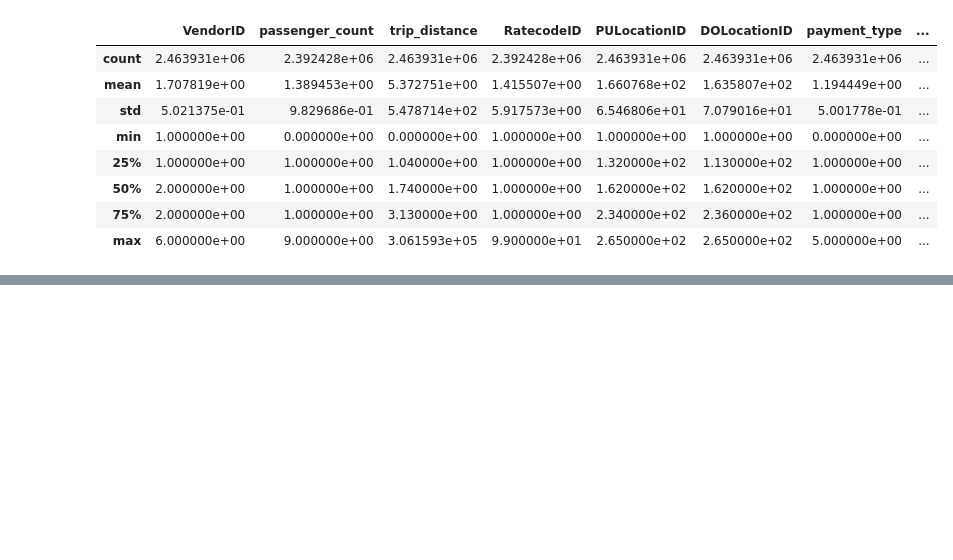
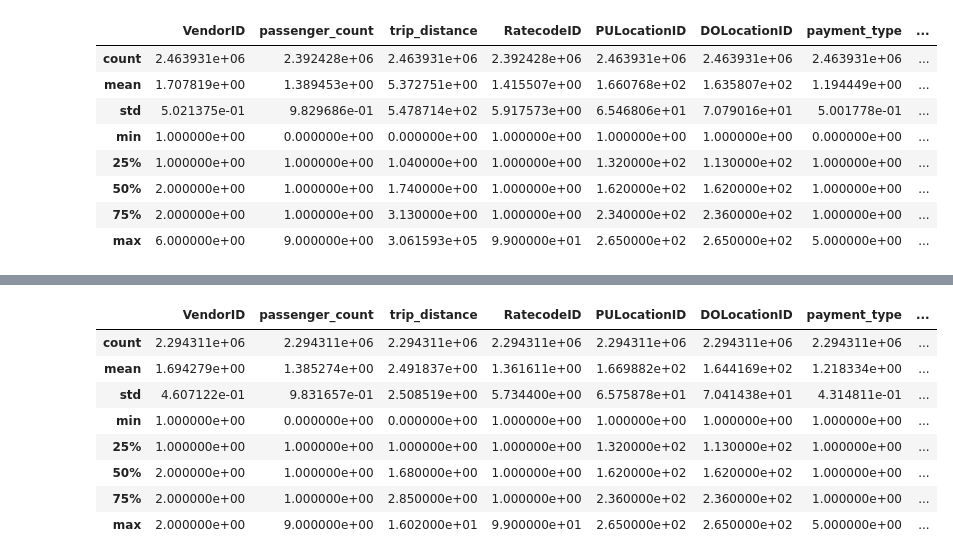
Before and after one commit to Anup8777/MobilityForecast, a Jupyter notebook: src/preliminary_data_analysis.ipynb, the cells around one changed output, grey strips where cells are left out. Saved outputs shown, nothing was run; the diff lists cells and outputs as text; code cells hidden in the pictures; blank space fills up the shorter version.

Commit message:
basic data analysis, more to improve

```diff
--- a/src/preliminary_data_analysis.ipynb
+++ b/src/preliminary_data_analysis.ipynb
@@ -20,0 +48,4 @@ df.describe()
+# %%
+df = df.drop(columns=['store_and_fwd_flag'])
+df = df.dropna(axis=0)
+df.head(5)
@@ -20,0 +59,36 @@ df.describe()
+# %%
+fare_outlier_max = df['fare_amount'].mean() + (df['fare_amount'].std()*3)
+fare_outlier_min = 0
+
+tot_fare_outlier_max = df['total_amount'].mean() + (df['total_amount'].std()*3)
+tot_fare_outlier_min = 0
+
+trip_dist_outlier_max = df['trip_distance'].mean() + (df['trip_distance'].std()*3)
+trip_dist_outlier_min = 0
+# %%
+## removing the outliers in the data..
+
+fare_max_ind = df.index[df['fare_amount'] > fare_outlier_max].tolist()
+fare_min_ind = df.index[df['fare_amount'] < fare_outlier_min].tolist()
+
+tot_fare_max_ind = df.index[df['total_amount'] > tot_fare_outlier_max].tolist()
+tot_fare_min_ind = df.index[df['total_amount'] < tot_fare_outlier_min].tolist()
+
+trip_dist_ind_max = df.index[df['trip_distance'] > trip_dist_outlier_max].tolist()
+trip_dist_ind_min = df.index[df['trip_distance'] < trip_dist_outlier_min].tolist()
+
+ind = sorted(fare_max_ind + fare_min_ind + tot_fare_max_ind + tot_fare_min_ind + trip_dist_ind_max + trip_dist_ind_min)
+# %%
+df = df.drop(ind)
+# %%
+df.describe()
+# %% [output]
+|  | VendorID | passenger_count | trip_distance | RatecodeID | PULocationID | DOLocationID | payment_type | ... |
+| count | 2.294311e+06 | 2.294311e+06 | 2.294311e+06 | 2.294311e+06 | 2.294311e+06 | 2.294311e+06 | 2.294311e+06 | ... |
+| mean | 1.694279e+00 | 1.385274e+00 | 2.491837e+00 | 1.361611e+00 | 1.669882e+02 | 1.644169e+02 | 1.218334e+00 | ... |
+| std | 4.607122e-01 | 9.831657e-01 | 2.508519e+00 | 5.734400e+00 | 6.575878e+01 | 7.041438e+01 | 4.314811e-01 | ... |
+| min | 1.000000e+00 | 0.000000e+00 | 0.000000e+00 | 1.000000e+00 | 1.000000e+00 | 1.000000e+00 | 1.000000e+00 | ... |
+| 25% | 1.000000e+00 | 1.000000e+00 | 1.000000e+00 | 1.000000e+00 | 1.320000e+02 | 1.130000e+02 | 1.000000e+00 | ... |
+| 50% | 2.000000e+00 | 1.000000e+00 | 1.680000e+00 | 1.000000e+00 | 1.620000e+02 | 1.620000e+02 | 1.000000e+00 | ... |
+| 75% | 2.000000e+00 | 1.000000e+00 | 2.850000e+00 | 1.000000e+00 | 2.360000e+02 | 2.360000e+02 | 1.000000e+00 | ... |
+| max | 2.000000e+00 | 9.000000e+00 | 1.602000e+01 | 9.900000e+01 | 2.650000e+02 | 2.650000e+02 | 5.000000e+00 | ... |
```
Also changed, not shown: parts of 15 cells of this notebook.
